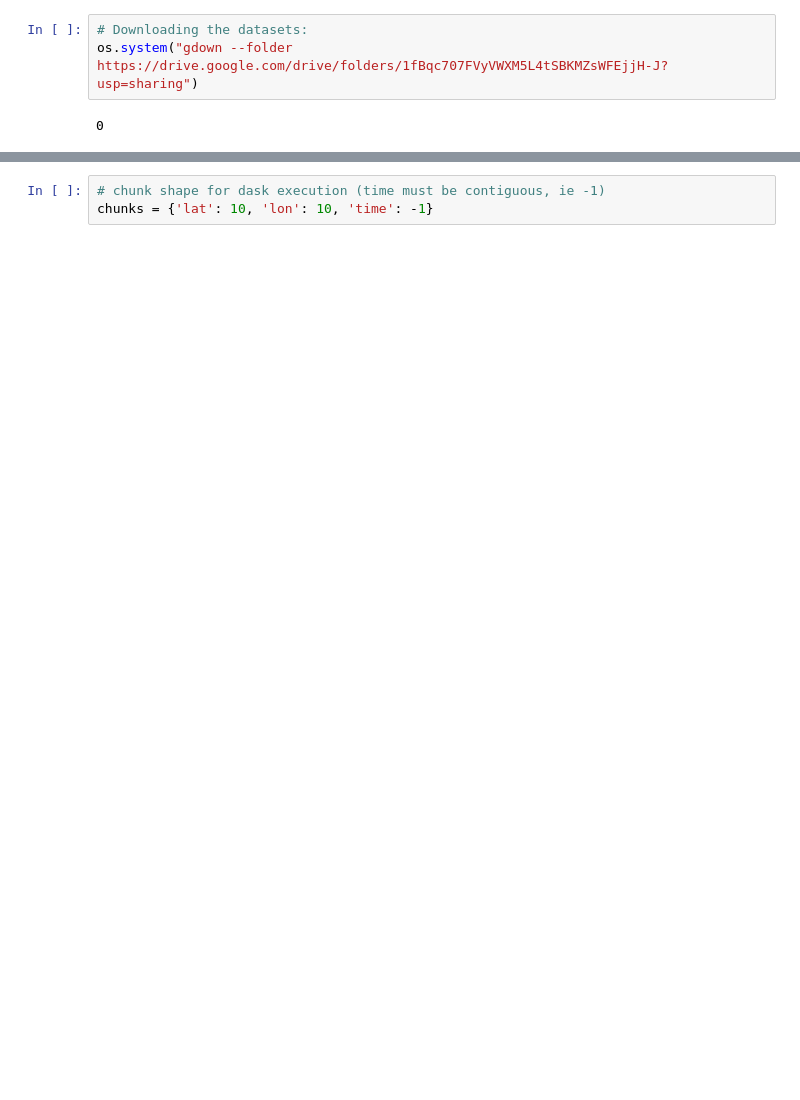
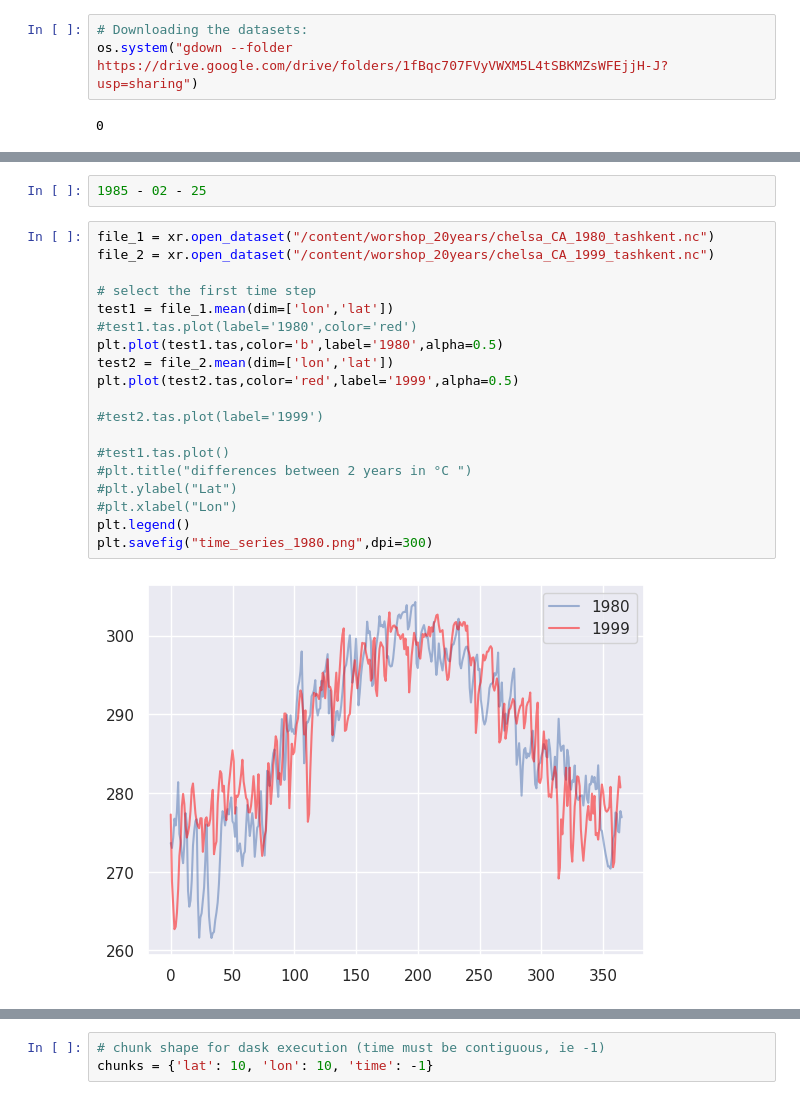
Before and after one commit to bijanf/ESD_Workshop, a Jupyter notebook: Downscaling_Workshop.ipynb, the cells around one changed output, grey strips where cells are left out. Cells and saved outputs as stored; diff of their text form; blank space fills up the shorter version.

```diff
--- a/Downscaling_Workshop.ipynb
+++ b/Downscaling_Workshop.ipynb
@@ -53,0 +103,23 @@ os.system("gdown --folder https://drive.google.com/drive/folders/1fBqc707FVyVWXM
+# %%
+1985 - 02 - 25
+# %%
+file_1 = xr.open_dataset("/content/worshop_20years/chelsa_CA_1980_tashkent.nc")
+file_2 = xr.open_dataset("/content/worshop_20years/chelsa_CA_1999_tashkent.nc")
+
+# select the first time step
+test1 = file_1.mean(dim=['lon','lat'])
+#test1.tas.plot(label='1980',color='red')
+plt.plot(test1.tas,color='b',label='1980',alpha=0.5)
+test2 = file_2.mean(dim=['lon','lat'])
+plt.plot(test2.tas,color='red',label='1999',alpha=0.5)
+
+#test2.tas.plot(label='1999')
+
+#test1.tas.plot()
+#plt.title("differences between 2 years in °C ")
+#plt.ylabel("Lat")
+#plt.xlabel("Lon")
+plt.legend()
+plt.savefig("time_series_1980.png",dpi=300)
+# %% [output]
+[figure, added]
```
Also changed, not shown: parts of 40 cells of this notebook.
